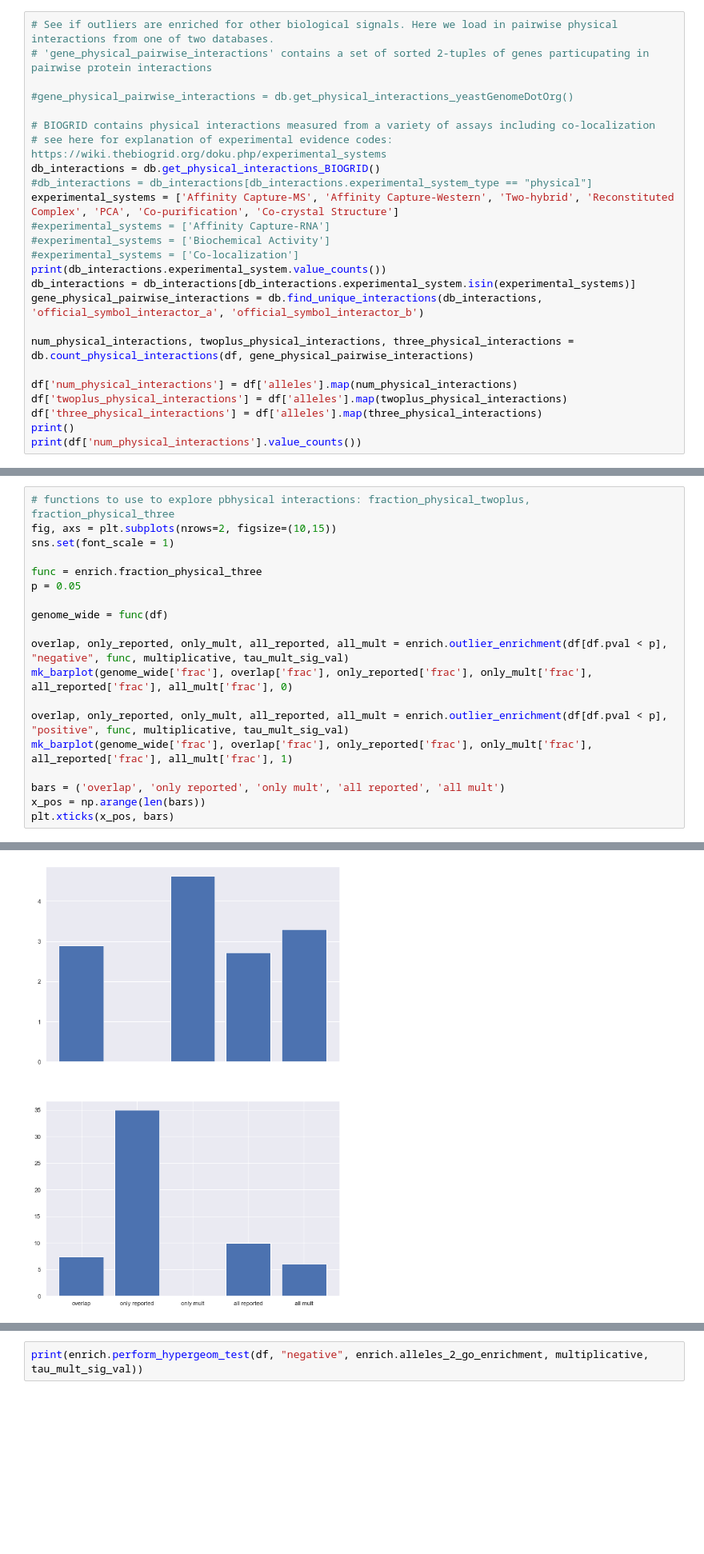
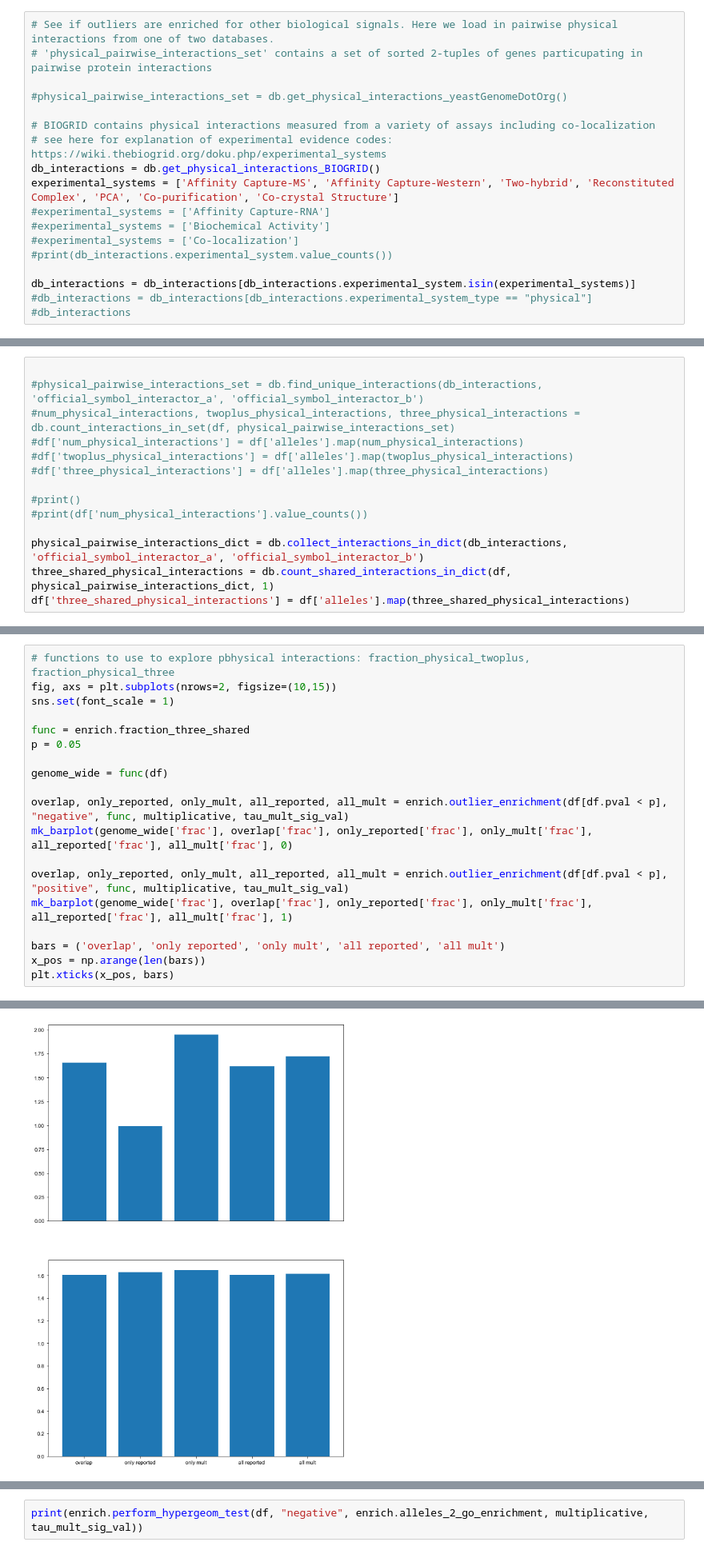
Before and after one commit to brian-arnold/epistasis_reanalysis, a Jupyter notebook: yeast_screens/Kuzmin2020.ipynb, the cells around one changed output, grey strips where cells are left out. Shown at 80% size. Drawn from its saved outputs; the diff is of its cells as text; blank space fills up the shorter version.

Commit message:
added shared protein interactions calculation

```diff
--- a/yeast_screens/Kuzmin2020.ipynb
+++ b/yeast_screens/Kuzmin2020.ipynb
@@ -357,27 +357,20 @@ pd.DataFrame.from_dict(results)
 | 5 | only mult positive | 259 | 0.163717 |
 # %%
 # See if outliers are enriched for other biological signals. Here we load in pairwise physical interactions from one of two databases.
-# 'gene_physical_pairwise_interactions' contains a set of sorted 2-tuples of genes particupating in pairwise protein interactions
+# 'physical_pairwise_interactions_set' contains a set of sorted 2-tuples of genes particupating in pairwise protein interactions
 
-#gene_physical_pairwise_interactions = db.get_physical_interactions_yeastGenomeDotOrg()
+#physical_pairwise_interactions_set = db.get_physical_interactions_yeastGenomeDotOrg()
 
 # BIOGRID contains physical interactions measured from a variety of assays including co-localization
 # see here for explanation of experimental evidence codes: https://wiki.thebiogrid.org/doku.php/experimental_systems
 db_interactions = db.get_physical_interactions_BIOGRID()
-#db_interactions = db_interactions[db_interactions.experimental_system_type == "physical"]
 experimental_systems = ['Affinity Capture-MS', 'Affinity Capture-Western', 'Two-hybrid', 'Reconstituted Complex', 'PCA', 'Co-purification', 'Co-crystal Structure']
 #experimental_systems = ['Affinity Capture-RNA']
 #experimental_systems = ['Biochemical Activity']
 #experimental_systems = ['Co-localization']
-print(db_interactions.experimental_system.value_counts())
+#print(db_interactions.experimental_system.value_counts())
+
 db_interactions = db_interactions[db_interactions.experimental_system.isin(experimental_systems)]
-gene_physical_pairwise_interactions = db.find_unique_interactions(db_interactions, 'official_symbol_interactor_a', 'official_symbol_interactor_b')
-
-num_physical_interactions, twoplus_physical_interactions, three_physical_interactions = db.count_physical_interactions(df, gene_physical_pairwise_interactions)
-
-df['num_physical_interactions'] = df['alleles'].map(num_physical_interactions)
-df['twoplus_physical_interactions'] = df['alleles'].map(twoplus_physical_interactions)
-df['three_physical_interactions'] = df['alleles'].map(three_physical_interactions)
-print()
-print(df['num_physical_interactions'].value_counts())
+#db_interactions = db_interactions[db_interactions.experimental_system_type == "physical"]
+#db_interactions
 # %% [output]
@@ -400,0 +390,14 @@ Name: num_physical_interactions, dtype: int64
+# %%
+
+#physical_pairwise_interactions_set = db.find_unique_interactions(db_interactions, 'official_symbol_interactor_a', 'official_symbol_interactor_b')
+#num_physical_interactions, twoplus_physical_interactions, three_physical_interactions = db.count_interactions_in_set(df, physical_pairwise_interactions_set)
+#df['num_physical_interactions'] = df['alleles'].map(num_physical_interactions)
+#df['twoplus_physical_interactions'] = df['alleles'].map(twoplus_physical_interactions)
+#df['three_physical_interactions'] = df['alleles'].map(three_physical_interactions)
+
+#print()
+#print(df['num_physical_interactions'].value_counts())
+
+physical_pairwise_interactions_dict = db.collect_interactions_in_dict(db_interactions, 'official_symbol_interactor_a', 'official_symbol_interactor_b')
+three_shared_physical_interactions = db.count_shared_interactions_in_dict(df, physical_pairwise_interactions_dict, 1)
+df['three_shared_physical_interactions'] = df['alleles'].map(three_shared_physical_interactions)
@@ -427,31 +445,31 @@ def mk_barplot_both_tails(genome_wide, all_reported, all_mult):
 # %%
 # functions to use to explore pbhysical interactions: fraction_physical_twoplus, fraction_physical_three
 fig, axs = plt.subplots(nrows=2, figsize=(10,15))
 sns.set(font_scale = 1)
 
-func = enrich.fraction_physical_three
+func = enrich.fraction_three_shared
 p = 0.05
 
 genome_wide = func(df)
 
 overlap, only_reported, only_mult, all_reported, all_mult = enrich.outlier_enrichment(df[df.pval < p], "negative", func, multiplicative, tau_mult_sig_val)
 mk_barplot(genome_wide['frac'], overlap['frac'], only_reported['frac'], only_mult['frac'], all_reported['frac'], all_mult['frac'], 0)
 
 overlap, only_reported, only_mult, all_reported, all_mult = enrich.outlier_enrichment(df[df.pval < p], "positive", func, multiplicative, tau_mult_sig_val)
 mk_barplot(genome_wide['frac'], overlap['frac'], only_reported['frac'], only_mult['frac'], all_reported['frac'], all_mult['frac'], 1)
 
 bars = ('overlap', 'only reported', 'only mult', 'all reported', 'all mult')
 x_pos = np.arange(len(bars))
 plt.xticks(x_pos, bars)
 # %% [output]
 ([<matplotlib.axis.XTick at 0x...>,
   <matplotlib.axis.XTick at 0x...>,
   <matplotlib.axis.XTick at 0x...>,
   <matplotlib.axis.XTick at 0x...>,
   <matplotlib.axis.XTick at 0x...>],
  [Text(0, 0, 'overlap'),
   Text(1, 0, 'only reported'),
   Text(2, 0, 'only mult'),
   Text(3, 0, 'all reported'),
   Text(4, 0, 'all mult')])
-[figure, old version]
+[figure, new version]
```
Also changed, not shown: parts of 14 cells of this notebook, 2 other files.
